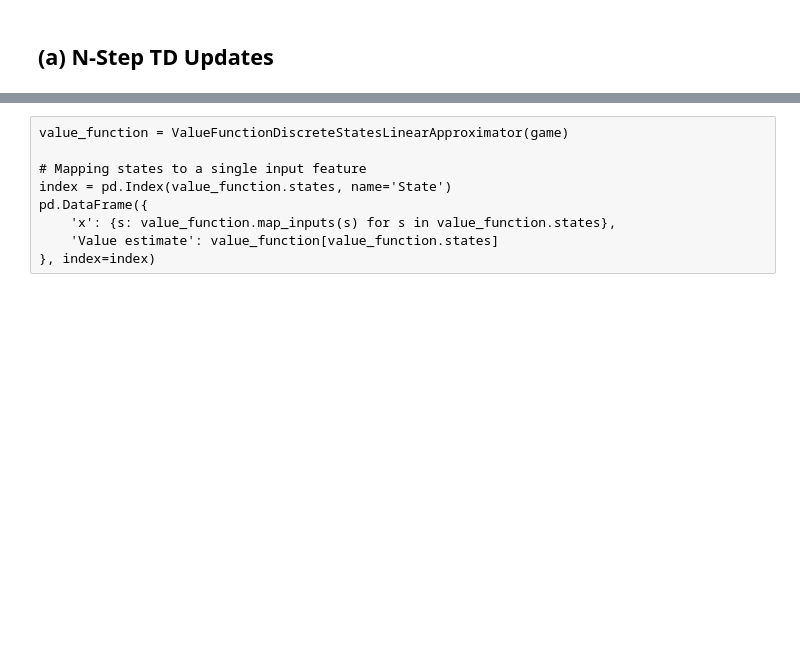
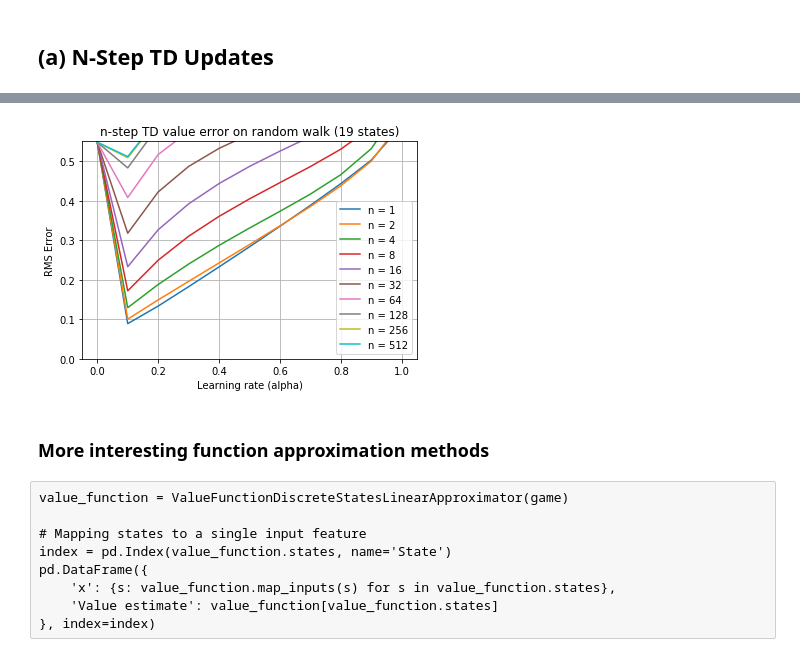
Before and after one commit to billtubbs/game-learner, a Jupyter notebook: Development-of-TD-Lambda-algorithm.ipynb, the cells around one changed output, grey strips where cells are left out. Saved outputs shown, nothing was run; the diff lists cells and outputs as text; code cells hidden in the pictures; blank space fills up the shorter version.

```diff
--- a/Development-of-TD-Lambda-algorithm.ipynb
+++ b/Development-of-TD-Lambda-algorithm.ipynb
@@ -80,7 +82,7 @@ def discounted_sequence_generator(sequence, gamma):
         x = x * gamma
 
 
-def td_n_step_update(value_function, prev_states, prev_rewards, tau, gamma,
+def td_n_step_update(n, value_function, prev_states, prev_rewards, tau, gamma,
                      learning_rate, t_max=np.inf, show=False):
     """Updates the value in value_function for the state
     that occurred in past timestep tau using the n-step TD
@@ -174,0 +181,4 @@ def td_lambda_weight_update(weights, value_current_state, value_prev_state, rewa
+# %%
+game = RandomWalkGame(size=19, terminal_rewards={'T1': -1.0, 'T2': 1.0})
+n_states = len(game.states) - len(game.terminal_states)
+n_states
@@ -178,5 +225,6 @@ def td_lambda_weight_update(weights, value_current_state, value_prev_state, rewa
 To use TD-$\lambda$ we need a differentiable value function applicable to the problem (i.e. the environment's states and actions).  Here are a couple of general-purpose value function classes that might be useful for the RandomWalk environment.
 # %%
 # Simplest possible value function - discrete values for each state
+n_states = len(game.states)
 state_values = np.zeros(n_states)  # initial guess = 0 value
 eligibility = np.zeros(n_states)
@@ -295,0 +352,9 @@ NameError: name 'temporal_difference' is not defined
+# %%
+print(f"{len(avg_rms_errors)} results calculated")
+
+param_values = [dict(x) for x in avg_rms_errors.keys()]
+rms_error_values = list(avg_rms_errors.values())
+results_df = pd.concat([pd.DataFrame(param_values),
+                        pd.Series(rms_error_values, name='RMS error')],
+                       axis=1)
+results_df.head()
@@ -296,18 +369,23 @@ NameError: name 'temporal_difference' is not defined
 # %%
 # Plot results
-
+results_by_n_value = results_df.groupby('n')
 fig, ax = plt.subplots()
-
-for n, rms_errors in avg_rms_error_sets.items():
+for n, df in results_by_n_value:
+    rms_errors = df['RMS error']
+    learning_rates = df['learning_rate']
     ax.plot(learning_rates, rms_errors, label=f'n = {n:d}')
 plt.title('n-step TD value error on random walk (%d states)' % game.size)
 ax.set_xlabel('Learning rate (alpha)')
 ax.set_ylabel('RMS Error')
 ax.set_ylim(0.0, 0.55)
 plt.legend()
 plt.grid()
-plt.savefig(f"random-walk-n-step-td-{game.size}-{repetitions}.pdf")
+plt.savefig(f"random-walk-n-step-td-{game.size}-{n_reps}.pdf")
 plt.show()
+# %% [output]
+[figure, added]
+# %% [markdown]
+### More interesting function approximation methods
 # %%
 # Can we use or adapt scikit-learn models?
 
```
Also changed, not shown: parts of 16 cells of this notebook.
